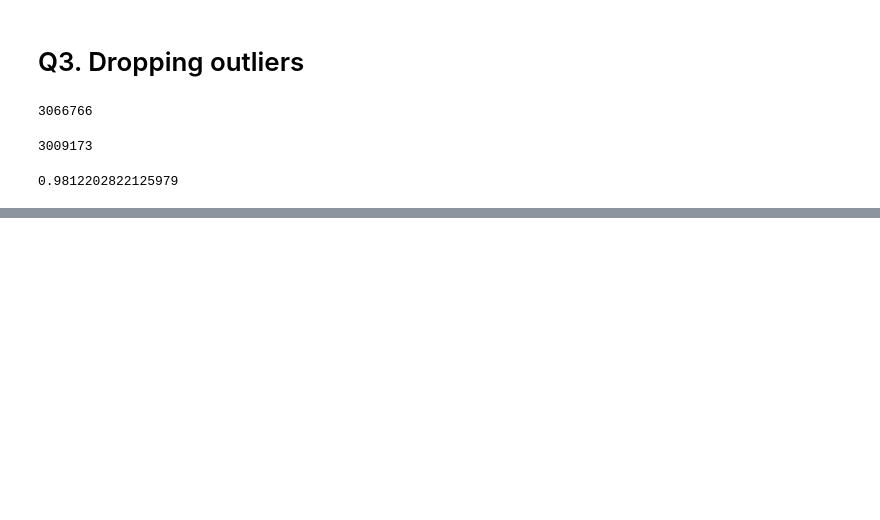
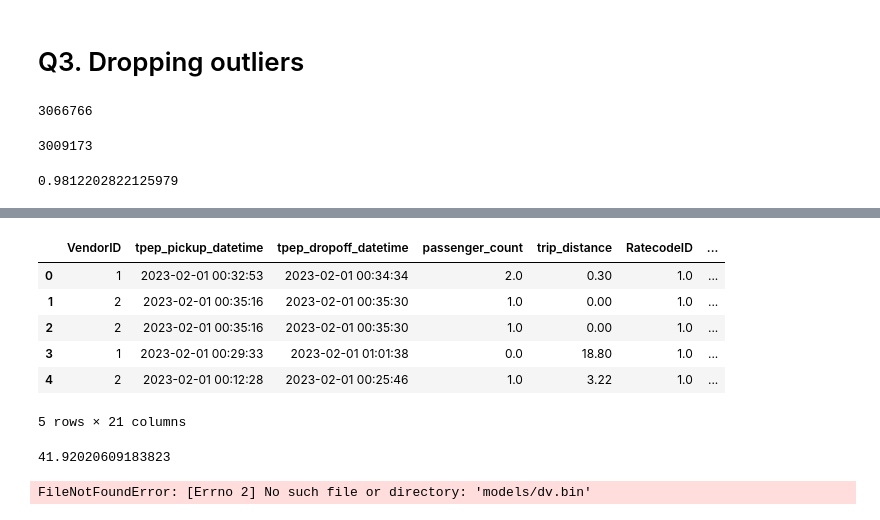
Before and after one commit to barkazz/mlops-zoomcamp, a Jupyter notebook: 01-intro/homework.ipynb, the cells around one changed output, grey strips where cells are left out. Cells and saved outputs as stored; diff of their text form; code cells hidden in the pictures; blank space fills up the shorter version.

```diff
--- a/01-intro/homework.ipynb
+++ b/01-intro/homework.ipynb
@@ -105,0 +188,3 @@ print(fraction_remaining)
+# %%
+df_train = pd.read_parquet('https://d37ci6vzurychx.cloudfront.net/trip-data/yellow_tripdata_2023-01.parquet')
+df_val = pd.read_parquet('https://d37ci6vzurychx.cloudfront.net/trip-data/yellow_tripdata_2023-02.parquet')
@@ -105,0 +195,3 @@ print(fraction_remaining)
+# %%
+df_train['PU_DO'] = df_train['PULocationID'].astype(str) + '_' + df_train['DOLocationID'].astype(str)
+df_val['PU_DO'] = df_val['PULocationID'].astype(str) + '_' + df_val['DOLocationID'].astype(str)
@@ -105,0 +215,3 @@ print(fraction_remaining)
+# %%
+df_val['duration'] = df_val.tpep_dropoff_datetime - df_val.tpep_pickup_datetime
+df_val.duration = df_val.duration.apply(lambda td: td.total_seconds() / 60)
@@ -105,0 +228,10 @@ print(fraction_remaining)
+# %%
+df_val.head()
+# %% [output]
+|  | VendorID | tpep_pickup_datetime | tpep_dropoff_datetime | passenger_count | trip_distance | RatecodeID | ... |
+| 0 | 1 | 2023-02-01 00:32:53 | 2023-02-01 00:34:34 | 2.0 | 0.30 | 1.0 | ... |
+| 1 | 2 | 2023-02-01 00:35:16 | 2023-02-01 00:35:30 | 1.0 | 0.00 | 1.0 | ... |
+| 2 | 2 | 2023-02-01 00:35:16 | 2023-02-01 00:35:30 | 1.0 | 0.00 | 1.0 | ... |
+| 3 | 1 | 2023-02-01 00:29:33 | 2023-02-01 01:01:38 | 0.0 | 18.80 | 1.0 | ... |
+| 4 | 2 | 2023-02-01 00:12:28 | 2023-02-01 00:25:46 | 1.0 | 3.22 | 1.0 | ... |
+5 rows × 21 columns
@@ -105,0 +242,9 @@ print(fraction_remaining)
+# %%
+lr = LinearRegression()
+lr.fit(X_train, y_train)
+
+y_pred = lr.predict(X_val)
+
+mean_squared_error(y_val, y_pred, squared=False)
+# %% [output]
+41.92020609183823
@@ -105,0 +278,5 @@ print(fraction_remaining)
+# %%
+X_train, y_train = vectorize(df_train, train=True)
+X_val, y_val = vectorize(df_val)
+# %% [output]
+FileNotFoundError: [Errno 2] No such file or directory: 'models/dv.bin'
```
Also changed, not shown: parts of 26 cells of this notebook.
